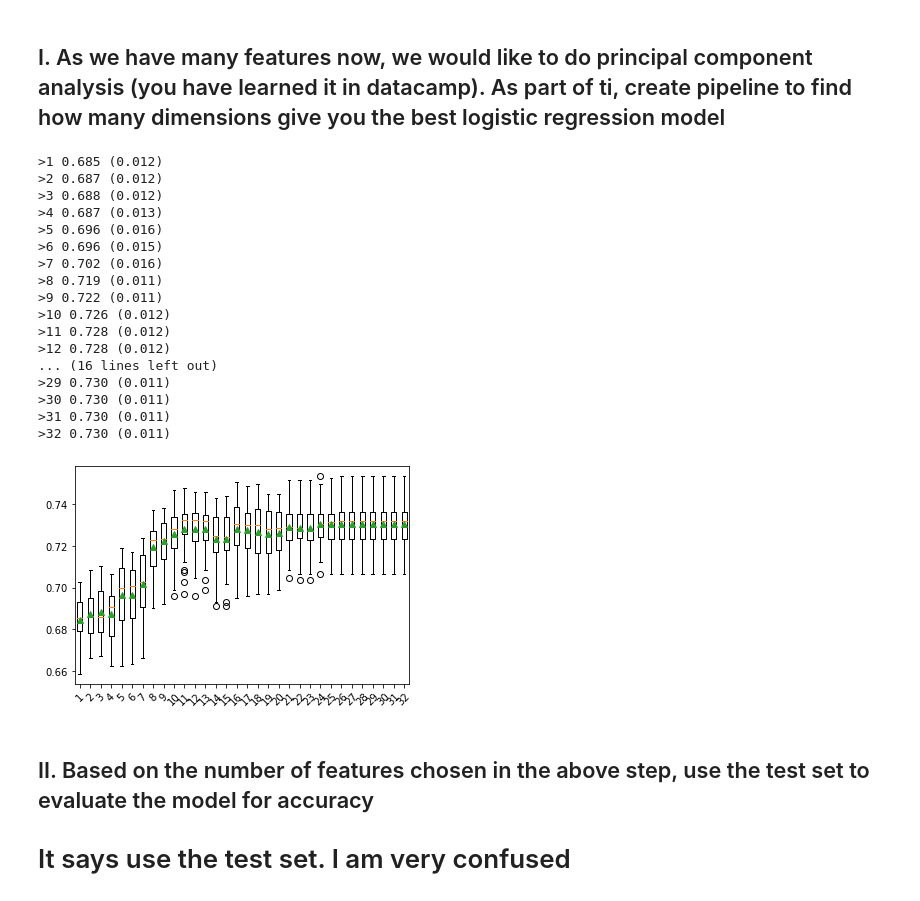
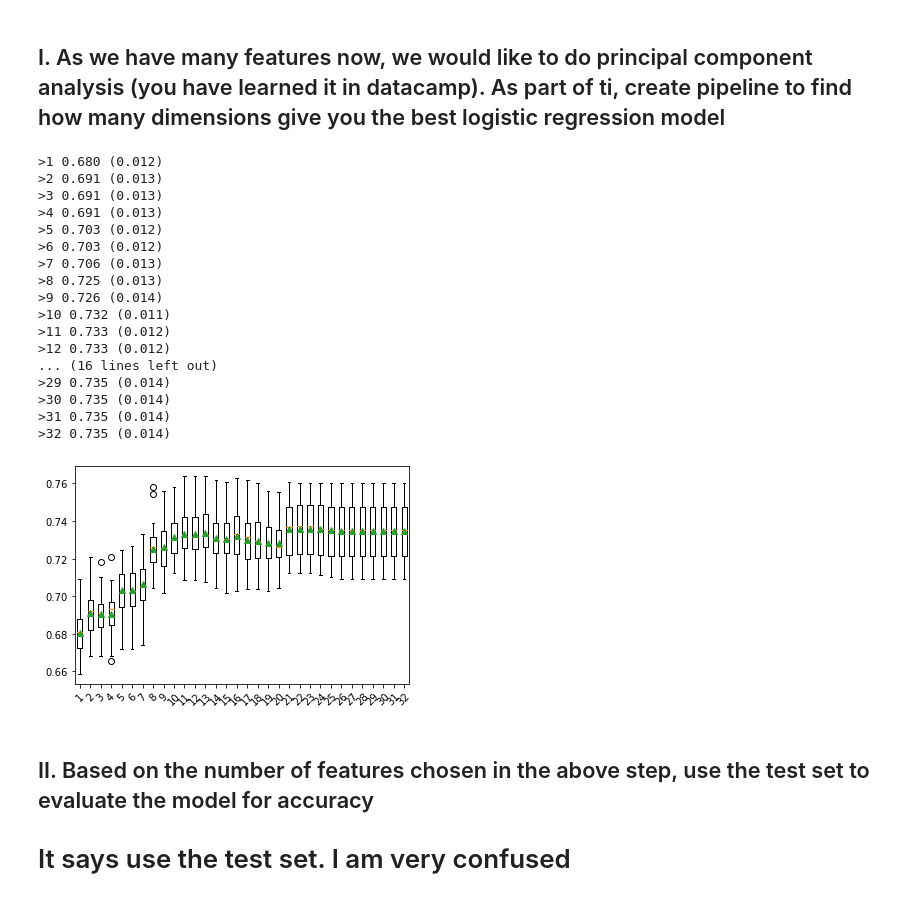
Before and after one commit to jmazor/Machine-A3, a Jupyter notebook: Mazor-A3.ipynb, the cells around one changed output. Saved outputs shown, nothing was run; the diff lists cells and outputs as text; code cells hidden in the pictures.

```diff
--- a/Mazor-A3.ipynb
+++ b/Mazor-A3.ipynb
@@ -523,51 +524,51 @@ from sklearn.linear_model import LogisticRegression
 
 # get a list of models to evaluate
 def get_models():
 	models = dict()
 	for i in range(1,33):
 		steps = [('pca', PCA(n_components=i)), ('m', LogisticRegression())]
 		models[str(i)] = Pipeline(steps=steps)
 	return models
 
 def evaluate_model(model, X, y):
 	cv = RepeatedStratifiedKFold(n_splits=10, n_repeats=3, random_state=1)
 	scores = cross_val_score(model, X, y, scoring='accuracy', cv=cv, n_jobs=-1, error_score='raise')
 	return scores
 
 
 
 # get the models to evaluate
 models = get_models()
 # evaluate the models and store results
 results, names = list(), list()
 for name, model in models.items():
-	scores = evaluate_model(model, X_train, y_train)
+	scores = evaluate_model(model, X_balanced, y_balanced)
 	results.append(scores)
 	names.append(name)
 	print('>%s %.3f (%.3f)' % (name, mean(scores), std(scores)))
 # plot model performance for comparison
 plt.boxplot(results, labels=names, showmeans=True)
 plt.xticks(rotation=45)
 plt.show()
 # %% [output]
->1 0.685 (0.012)
->2 0.687 (0.012)
->3 0.688 (0.012)
->4 0.687 (0.013)
->5 0.696 (0.016)
->6 0.696 (0.015)
->7 0.702 (0.016)
->8 0.719 (0.011)
->9 0.722 (0.011)
->10 0.726 (0.012)
->11 0.728 (0.012)
->12 0.728 (0.012)
+>1 0.680 (0.012)
+>2 0.691 (0.013)
+>3 0.691 (0.013)
+>4 0.691 (0.013)
+>5 0.703 (0.012)
+>6 0.703 (0.012)
+>7 0.706 (0.013)
+>8 0.725 (0.013)
+>9 0.726 (0.014)
+>10 0.732 (0.011)
+>11 0.733 (0.012)
+>12 0.733 (0.012)
 ... (16 lines left out)
->29 0.730 (0.011)
->30 0.730 (0.011)
->31 0.730 (0.011)
->32 0.730 (0.011)
+>29 0.735 (0.014)
+>30 0.735 (0.014)
+>31 0.735 (0.014)
+>32 0.735 (0.014)
-[figure, old version]
+[figure, new version]
 # %% [markdown]
 ## II. Based on the number of features chosen in the above step, use the test set to evaluate the model for accuracy
 
```
Also changed, not shown: parts of 19 cells of this notebook.
